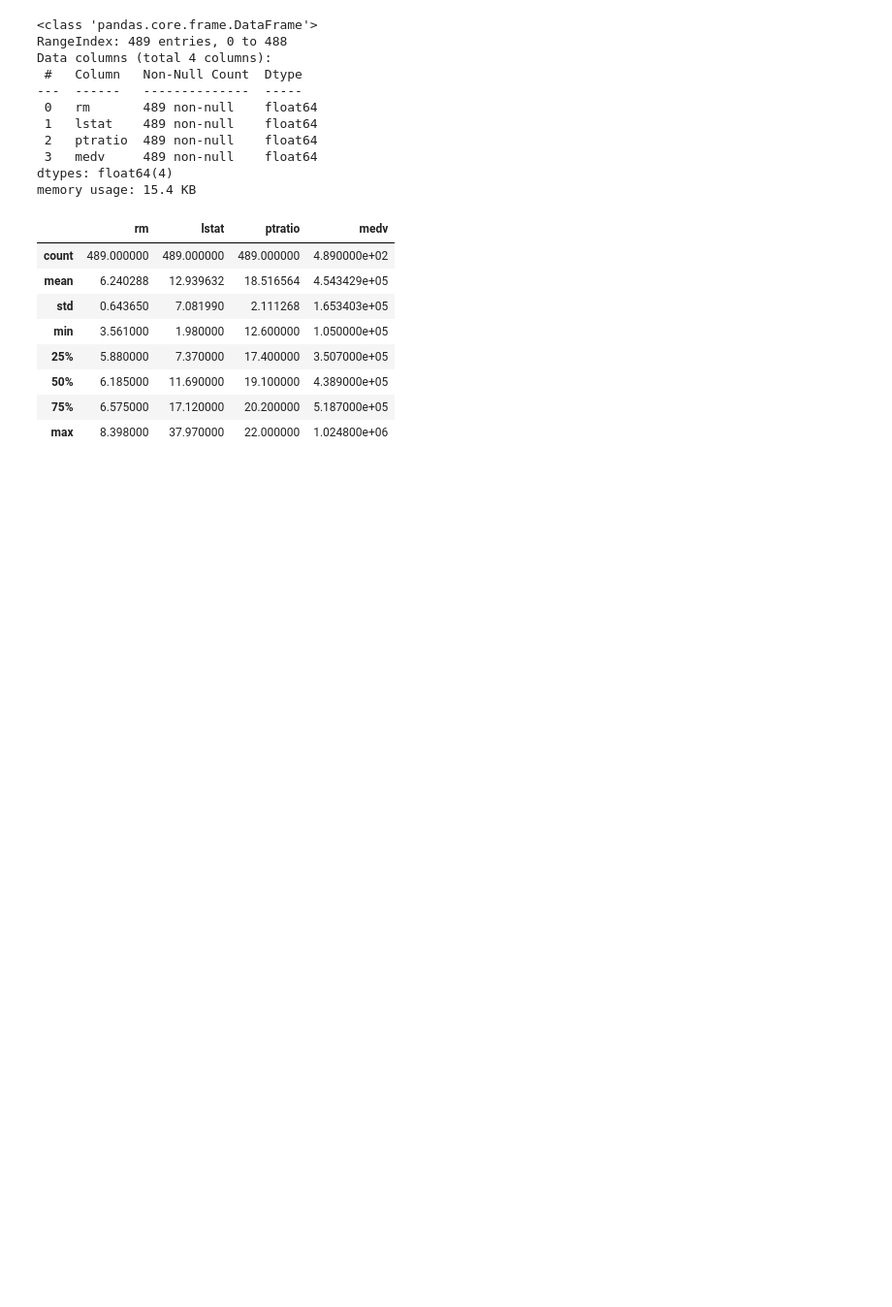
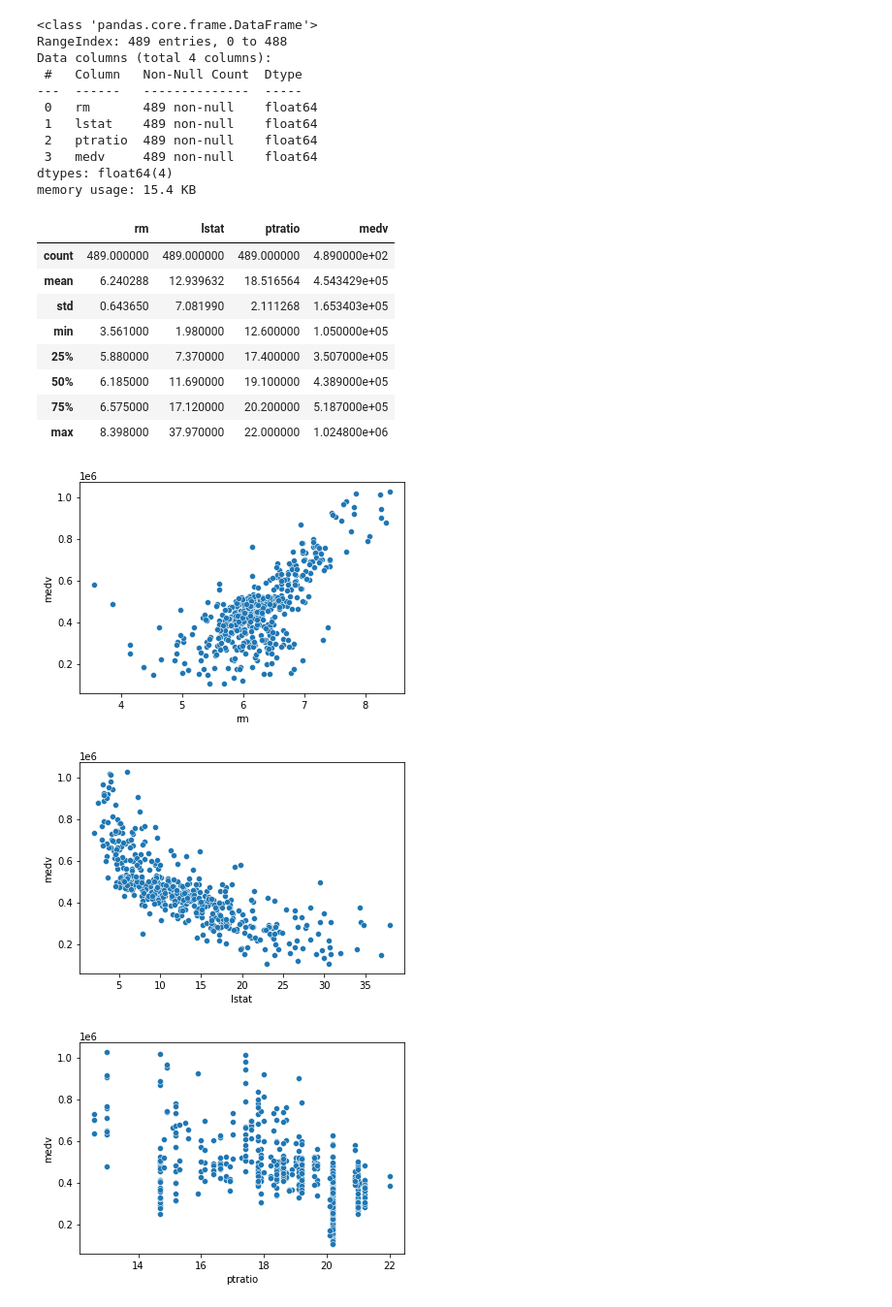
Before and after one commit to lugnitdgp/TDoC-Stonksmaster, a Jupyter notebook: arin17bishwa/tdoc_tasks.ipynb, the cells around one changed output. Shown at 97% size. Cells and saved outputs as stored; diff of their text form; code cells hidden in the pictures; blank space fills up the shorter version.

```diff
--- a/arin17bishwa/tdoc_tasks.ipynb
+++ b/arin17bishwa/tdoc_tasks.ipynb
@@ -80,3 +80,13 @@ df.describe()
 | 50% | 6.185000 | 11.690000 | 19.100000 | 4.389000e+05 |
 | 75% | 6.575000 | 17.120000 | 20.200000 | 5.187000e+05 |
 | max | 8.398000 | 37.970000 | 22.000000 | 1.024800e+06 |
+# %%
+n=len(df.columns)
+for i in df.columns:
+  if i=='medv':continue
+  _=sns.scatterplot(x=df[i],y=df['medv'],data=df)
+  plt.show()
+# %% [output]
+[figure, added]
+[figure, added]
+[figure, added]
```
Also changed, not shown: parts of 1 cell of this notebook.
